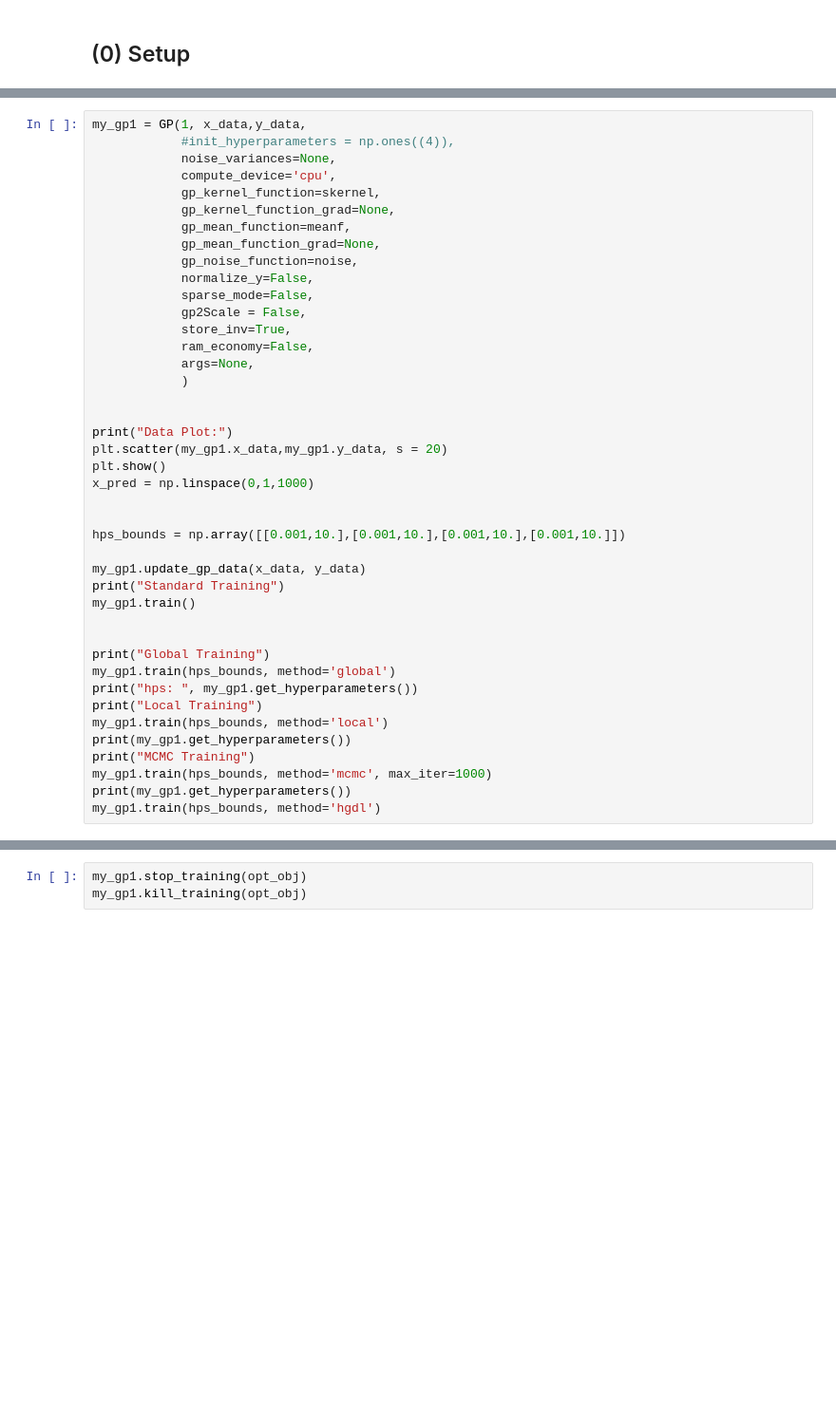
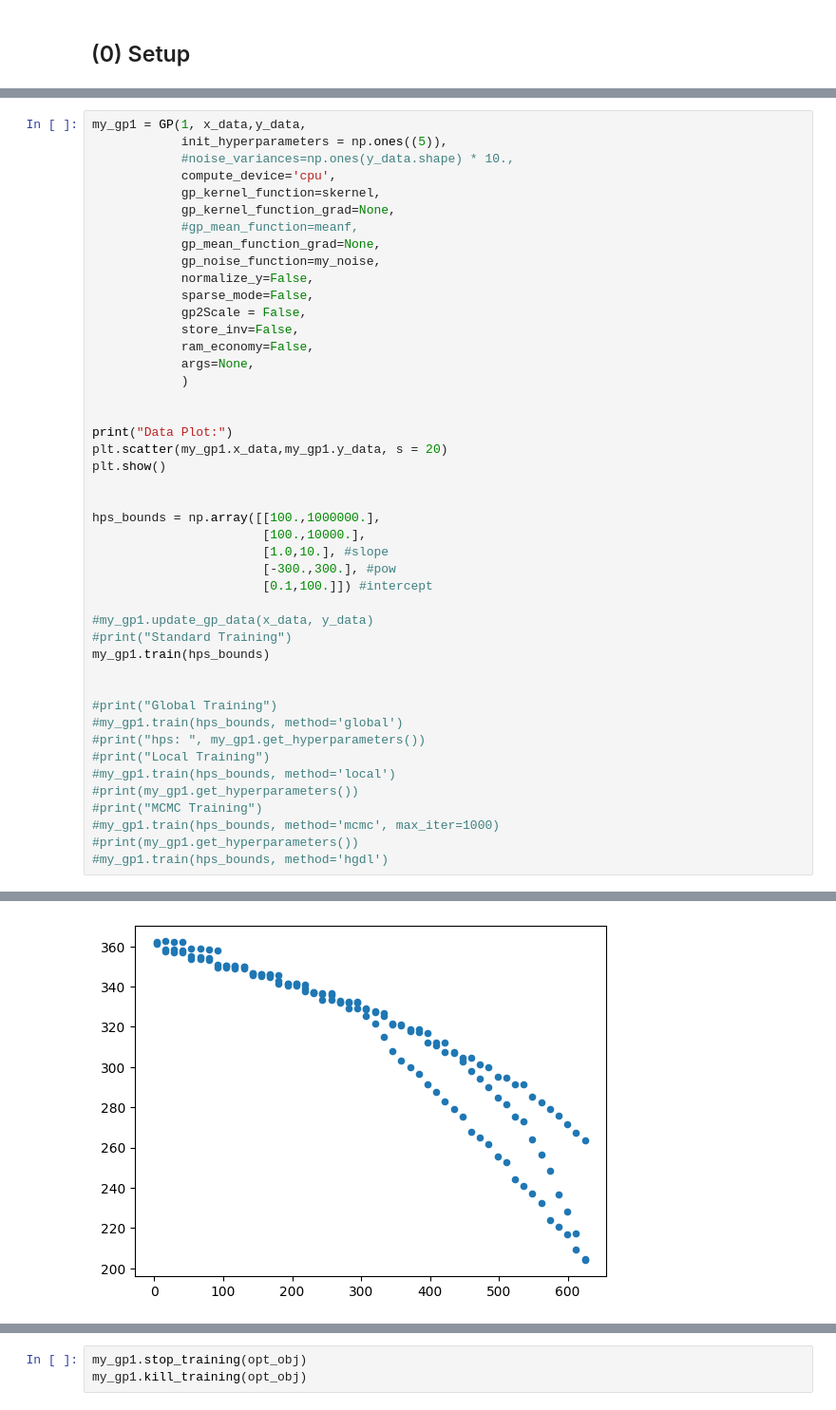
Before and after one commit to lbl-camera/fvGP, a Jupyter notebook: examples/ComprehensiveTest.ipynb, the cells around one changed output, grey strips where cells are left out. Shown at 95% size. Saved outputs shown, nothing was run; the diff lists cells and outputs as text; blank space fills up the shorter version.

```diff
--- a/examples/ComprehensiveTest.ipynb
+++ b/examples/ComprehensiveTest.ipynb
@@ -46,17 +60,17 @@ def meanf(x, hps, obj):
 # %%
 my_gp1 = GP(1, x_data,y_data,
-            #init_hyperparameters = np.ones((4)),
-            noise_variances=None,
+            init_hyperparameters = np.ones((5)),
+            #noise_variances=np.ones(y_data.shape) * 10.,
             compute_device='cpu',
             gp_kernel_function=skernel,
             gp_kernel_function_grad=None,
-            gp_mean_function=meanf,
+            #gp_mean_function=meanf,
             gp_mean_function_grad=None,
-            gp_noise_function=noise,
+            gp_noise_function=my_noise,
             normalize_y=False,
             sparse_mode=False,
             gp2Scale = False,
-            store_inv=True,
+            store_inv=False,
             ram_economy=False,
             args=None,
             )
@@ -65,24 +79,27 @@ my_gp1 = GP(1, x_data,y_data,
 print("Data Plot:")
 plt.scatter(my_gp1.x_data,my_gp1.y_data, s = 20)
 plt.show()
-x_pred = np.linspace(0,1,1000)
 
 
-hps_bounds = np.array([[0.001,10.],[0.001,10.],[0.001,10.],[0.001,10.]])
+hps_bounds = np.array([[100.,1000000.],
+                       [100.,10000.],
+                       [1.0,10.], #slope
+                       [-300.,300.], #pow
+                       [0.1,100.]]) #intercept
 
-my_gp1.update_gp_data(x_data, y_data)
-print("Standard Training")
-my_gp1.train()
+#my_gp1.update_gp_data(x_data, y_data)
+#print("Standard Training")
+my_gp1.train(hps_bounds)
 
 
-print("Global Training")
-my_gp1.train(hps_bounds, method='global')
-print("hps: ", my_gp1.get_hyperparameters())
-print("Local Training")
-my_gp1.train(hps_bounds, method='local')
-print(my_gp1.get_hyperparameters())
-print("MCMC Training")
-my_gp1.train(hps_bounds, method='mcmc', max_iter=1000)
-print(my_gp1.get_hyperparameters())
-my_gp1.train(hps_bounds, method='hgdl')
+#print("Global Training")
+#my_gp1.train(hps_bounds, method='global')
+#print("hps: ", my_gp1.get_hyperparameters())
+#print("Local Training")
+#my_gp1.train(hps_bounds, method='local')
+#print(my_gp1.get_hyperparameters())
+#print("MCMC Training")
+#my_gp1.train(hps_bounds, method='mcmc', max_iter=1000)
+#print(my_gp1.get_hyperparameters())
+#my_gp1.train(hps_bounds, method='hgdl')
 # %% [output]
@@ -90 +107,2 @@ type: index 2 is out of bounds for axis 0 with size 2
+[figure, added]
 # %%
```
Also changed, not shown: parts of 24 cells of this notebook, 7 other files.
